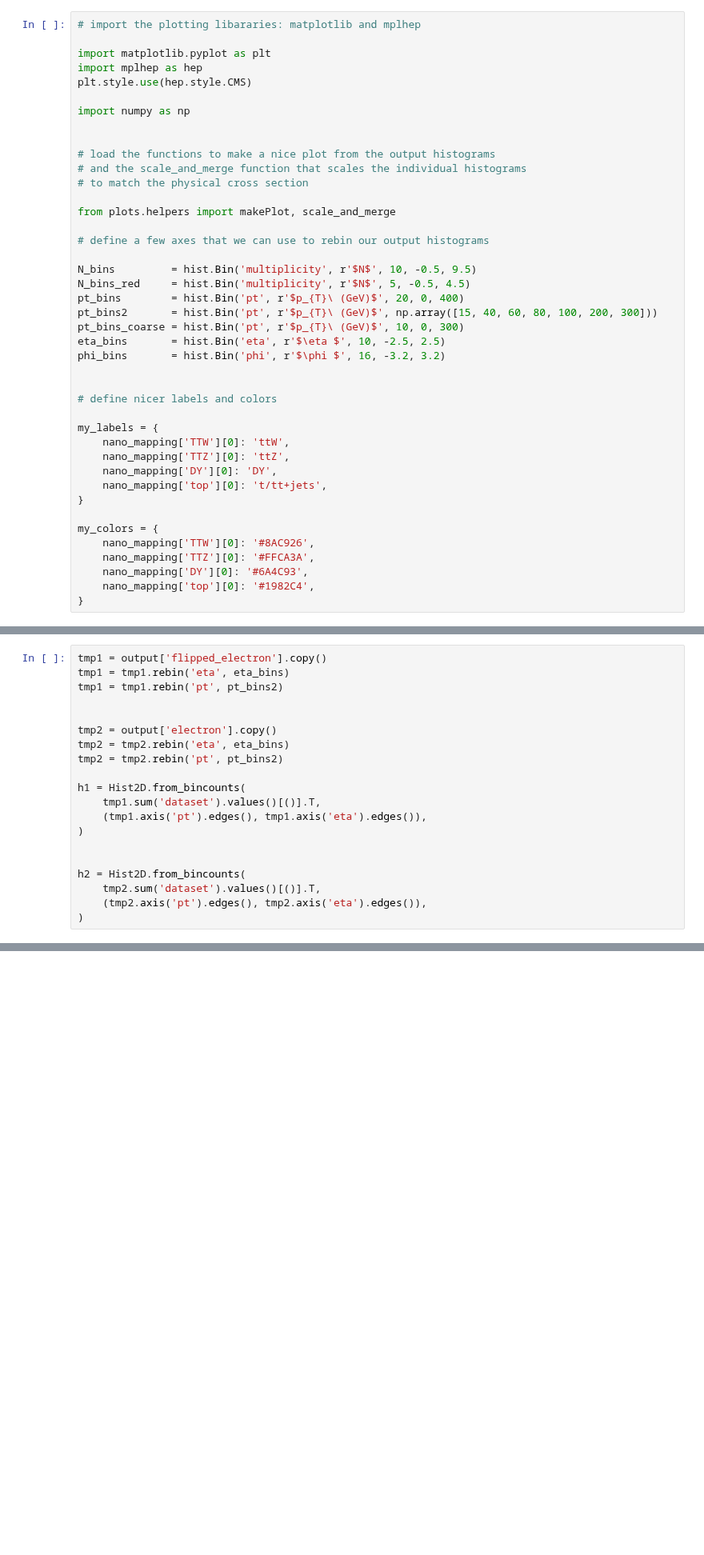
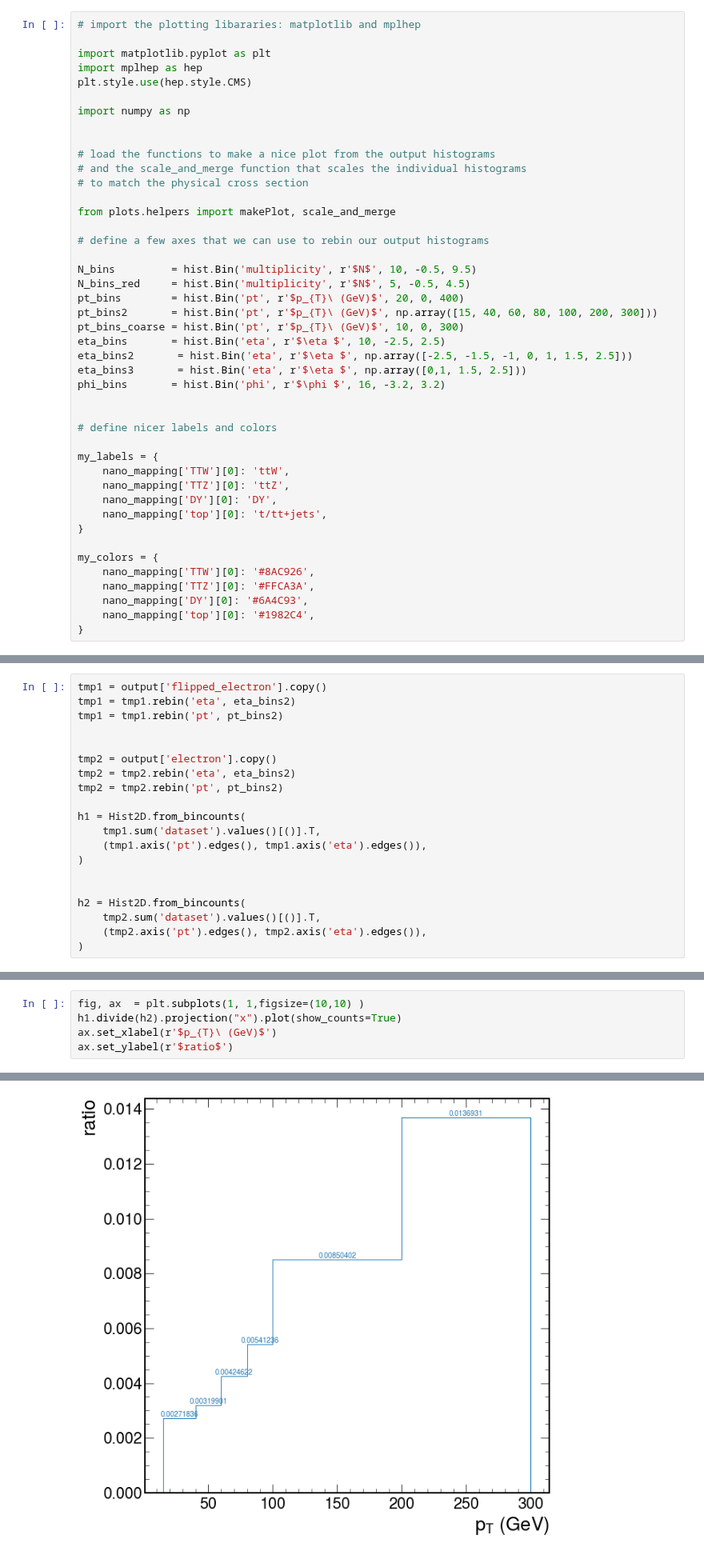
Before and after one commit to JacksonWallace/FCNC, a Jupyter notebook: notebooks/Electrons.ipynb, the cells around one changed output, grey strips where cells are left out. Shown at 80% size. Cells and saved outputs as stored; diff of their text form; blank space fills up the shorter version.

Commit message:
cleaned up histograms

```diff
--- a/notebooks/Electrons.ipynb
+++ b/notebooks/Electrons.ipynb
@@ -114,6 +118,8 @@ pt_bins        = hist.Bin('pt', r'$p_{T}\ (GeV)$', 20, 0, 400)
 pt_bins2       = hist.Bin('pt', r'$p_{T}\ (GeV)$', np.array([15, 40, 60, 80, 100, 200, 300]))
 pt_bins_coarse = hist.Bin('pt', r'$p_{T}\ (GeV)$', 10, 0, 300)
 eta_bins       = hist.Bin('eta', r'$\eta $', 10, -2.5, 2.5)
+eta_bins2       = hist.Bin('eta', r'$\eta $', np.array([-2.5, -1.5, -1, 0, 1, 1.5, 2.5]))
+eta_bins3       = hist.Bin('eta', r'$\eta $', np.array([0,1, 1.5, 2.5]))
 phi_bins       = hist.Bin('phi', r'$\phi $', 16, -3.2, 3.2)
 
 
@@ -243,12 +232,12 @@ from yahist import Hist1D, Hist2D
 import numpy as np
 # %%
 tmp1 = output['flipped_electron'].copy()
-tmp1 = tmp1.rebin('eta', eta_bins)
+tmp1 = tmp1.rebin('eta', eta_bins2)
 tmp1 = tmp1.rebin('pt', pt_bins2)
 
 
 tmp2 = output['electron'].copy()
-tmp2 = tmp2.rebin('eta', eta_bins)
+tmp2 = tmp2.rebin('eta', eta_bins2)
 tmp2 = tmp2.rebin('pt', pt_bins2)
 
 h1 = Hist2D.from_bincounts(
@@ -332,0 +253,6 @@ h2
+# %%
+fig, ax  = plt.subplots(1, 1,figsize=(10,10) )
+h1.divide(h2).projection("x").plot(show_counts=True)
+ax.set_xlabel(r'$p_{T}\ (GeV)$')
+ax.set_ylabel(r'$ratio$')
+# %% [output]
@@ -332,0 +260 @@ h2
+[figure, added]
```
Also changed, not shown: parts of 22 cells of this notebook, 6 other files.
